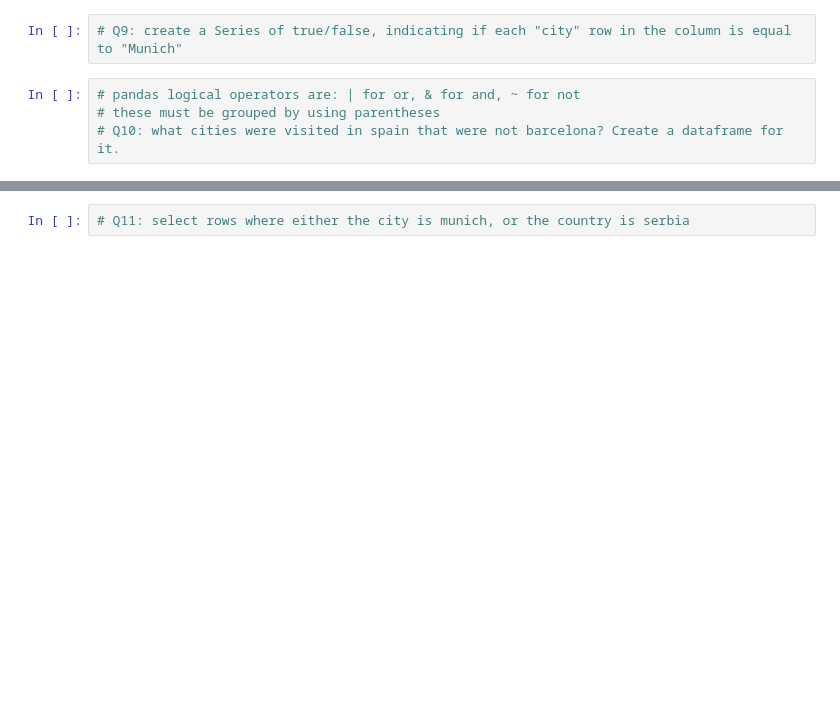
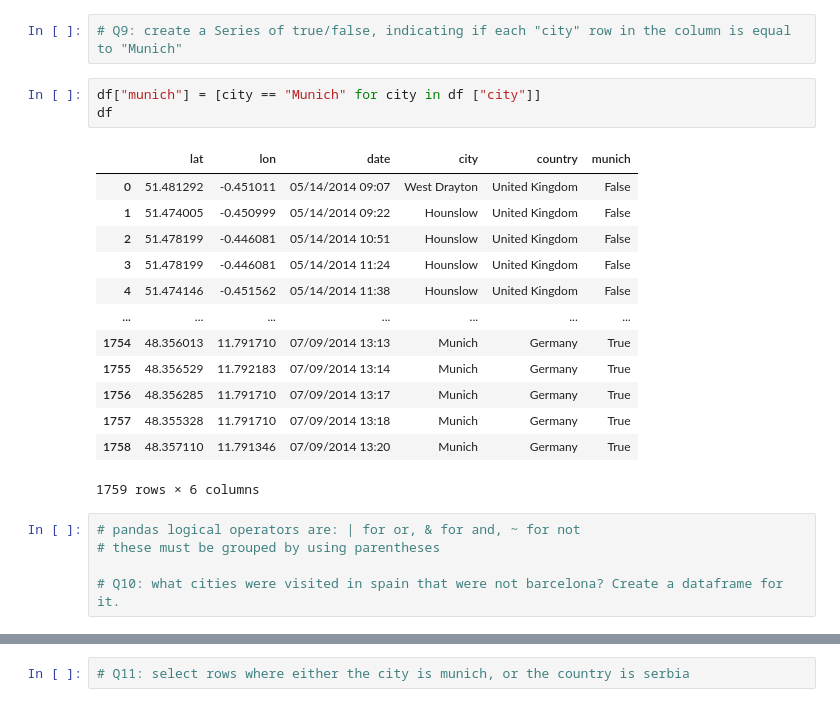
Before and after one commit to qszhao/PTUA2023, a Jupyter notebook: Lab05/Lab05_Pandas.ipynb, the cells around one changed output, grey strips where cells are left out. Cells and saved outputs as stored; diff of their text form; blank space fills up the shorter version.

```diff
--- a/Lab05/Lab05_Pandas.ipynb
+++ b/Lab05/Lab05_Pandas.ipynb
@@ -126,7 +125,25 @@ df.tail()
 | 177 | 48.357110 | 11.791346 | 07/09/2014 13:20 | Munich | Germany |
 # %%
 # Q9: create a Series of true/false, indicating if each "city" row in the column is equal to "Munich"
+# %%
+df["munich"] = [city == "Munich" for city in df ["city"]]
+df
+# %% [output]
+|  | lat | lon | date | city | country | munich |
+| 0 | 51.481292 | -0.451011 | 05/14/2014 09:07 | West Drayton | United Kingdom | False |
+| 1 | 51.474005 | -0.450999 | 05/14/2014 09:22 | Hounslow | United Kingdom | False |
+| 2 | 51.478199 | -0.446081 | 05/14/2014 10:51 | Hounslow | United Kingdom | False |
+| 3 | 51.478199 | -0.446081 | 05/14/2014 11:24 | Hounslow | United Kingdom | False |
+| 4 | 51.474146 | -0.451562 | 05/14/2014 11:38 | Hounslow | United Kingdom | False |
+| ... | ... | ... | ... | ... | ... | ... |
+| 1754 | 48.356013 | 11.791710 | 07/09/2014 13:13 | Munich | Germany | True |
+| 1755 | 48.356529 | 11.792183 | 07/09/2014 13:14 | Munich | Germany | True |
+| 1756 | 48.356285 | 11.791710 | 07/09/2014 13:17 | Munich | Germany | True |
+| 1757 | 48.355328 | 11.791710 | 07/09/2014 13:18 | Munich | Germany | True |
+| 1758 | 48.357110 | 11.791346 | 07/09/2014 13:20 | Munich | Germany | True |
+1759 rows × 6 columns
 # %%
 # pandas logical operators are: | for or, & for and, ~ for not
 # these must be grouped by using parentheses
+
 # Q10: what cities were visited in spain that were not barcelona? Create a dataframe for it.
```
Also changed, not shown: parts of 8 cells of this notebook.
